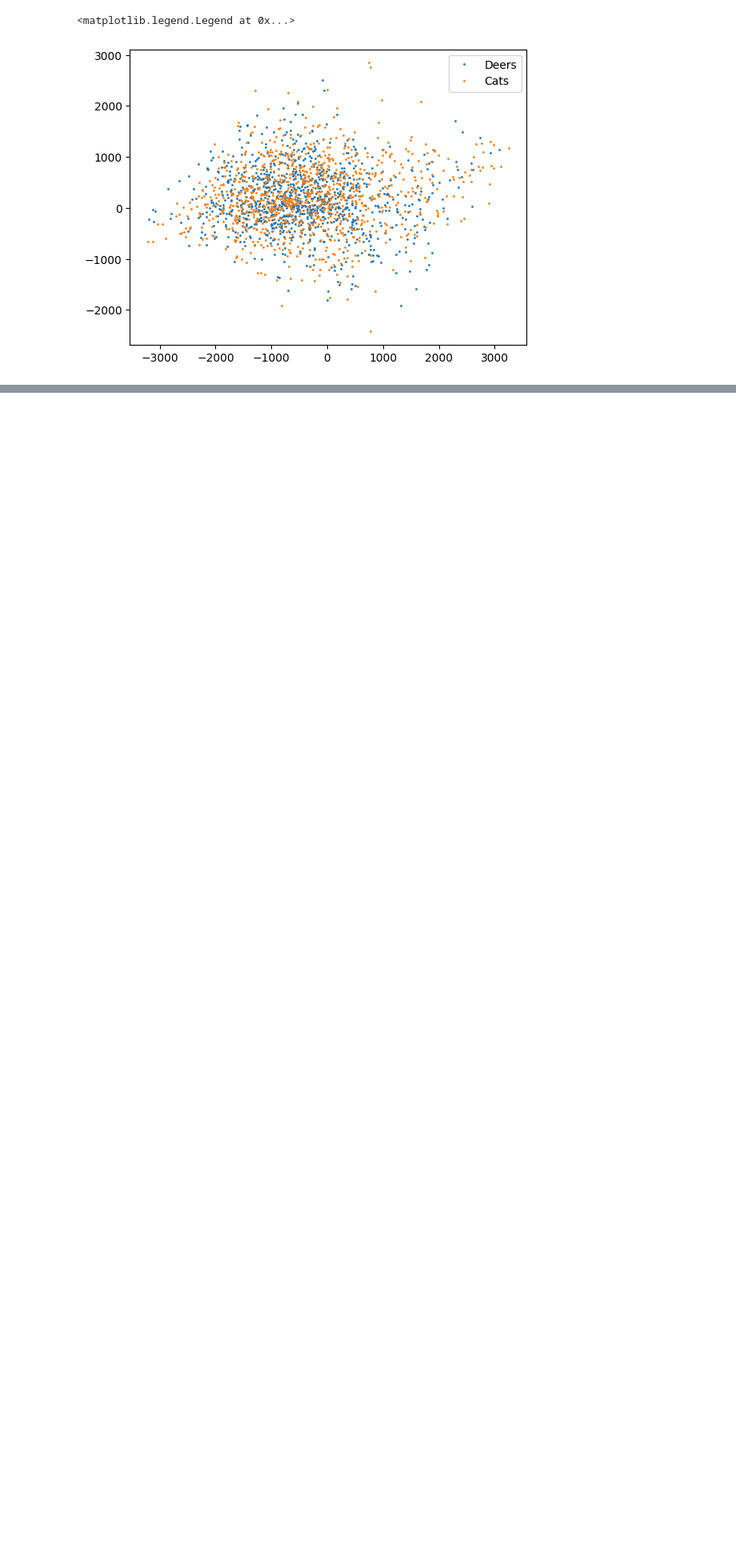
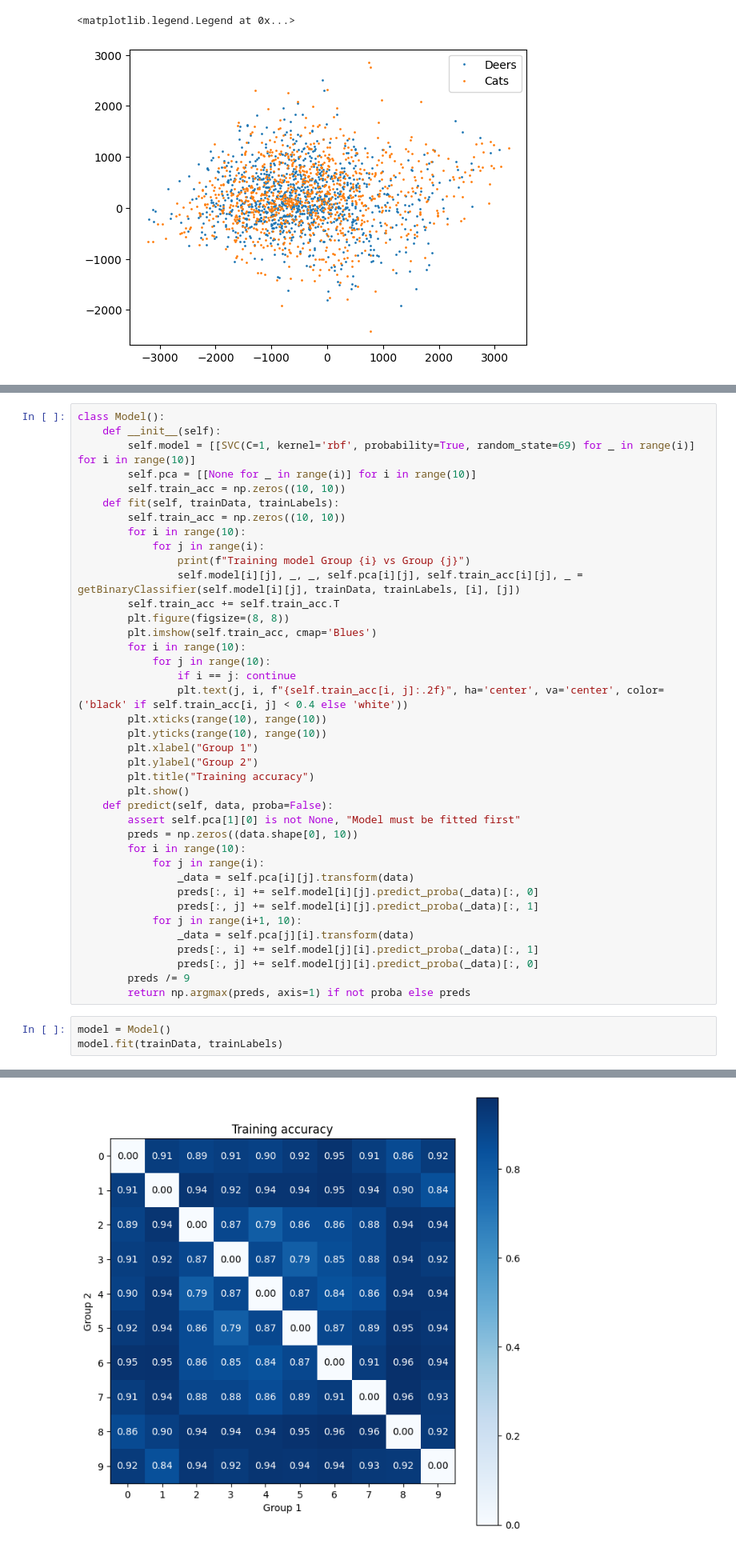
Before and after one commit to pleituer/COMP3314-Asm3, a Jupyter notebook: prototype 1.ipynb, the cells around one changed output, grey strips where cells are left out. Shown at 80% size. Cells and saved outputs as stored; diff of their text form; blank space fills up the shorter version.

```diff
--- a/prototype 1.ipynb
+++ b/prototype 1.ipynb
@@ -280,0 +285,43 @@ Test scores: 0.5622 +/- 0.0760, Test accuracy: 0.7680
+# %%
+class Model():
+    def __init__(self):
+        self.model = [[SVC(C=1, kernel='rbf', probability=True, random_state=69) for _ in range(i)] for i in range(10)]
+        self.pca = [[None for _ in range(i)] for i in range(10)]
+        self.train_acc = np.zeros((10, 10))
+    def fit(self, trainData, trainLabels):
+        self.train_acc = np.zeros((10, 10))
+        for i in range(10):
+            for j in range(i):
+                print(f"Training model Group {i} vs Group {j}")
+                self.model[i][j], _, _, self.pca[i][j], self.train_acc[i][j], _ = getBinaryClassifier(self.model[i][j], trainData, trainLabels, [i], [j])
+        self.train_acc += self.train_acc.T
+        plt.figure(figsize=(8, 8))
+        plt.imshow(self.train_acc, cmap='Blues')
+        for i in range(10):
+            for j in range(10):
+                if i == j: continue
+                plt.text(j, i, f"{self.train_acc[i, j]:.2f}", ha='center', va='center', color=('black' if self.train_acc[i, j] < 0.4 else 'white'))
+        plt.xticks(range(10), range(10))
+        plt.yticks(range(10), range(10))
+        plt.xlabel("Group 1")
+        plt.ylabel("Group 2")
+        plt.title("Training accuracy")
+        plt.show()
+    def predict(self, data, proba=False):
+        assert self.pca[1][0] is not None, "Model must be fitted first"
+        preds = np.zeros((data.shape[0], 10))
+        for i in range(10):
+            for j in range(i):
+                _data = self.pca[i][j].transform(data)
+                preds[:, i] += self.model[i][j].predict_proba(_data)[:, 0]
+                preds[:, j] += self.model[i][j].predict_proba(_data)[:, 1]
+            for j in range(i+1, 10):
+                _data = self.pca[j][i].transform(data)
+                preds[:, i] += self.model[j][i].predict_proba(_data)[:, 1]
+                preds[:, j] += self.model[j][i].predict_proba(_data)[:, 0]
+        preds /= 9
+        return np.argmax(preds, axis=1) if not proba else preds
+# %%
+model = Model()
+model.fit(trainData, trainLabels)
+# %% [output]
@@ -280,0 +345 @@ Test scores: 0.5622 +/- 0.0760, Test accuracy: 0.7680
+[figure, added]
```
Also changed, not shown: parts of 18 cells of this notebook.
